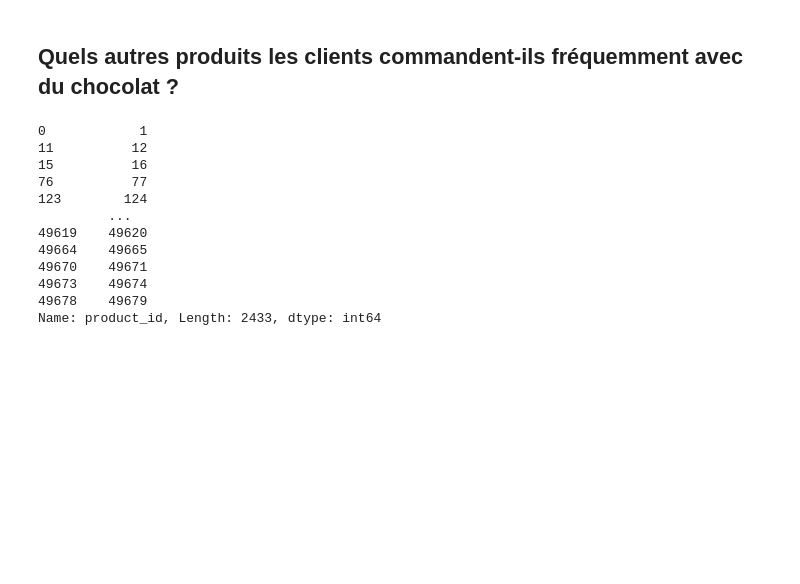
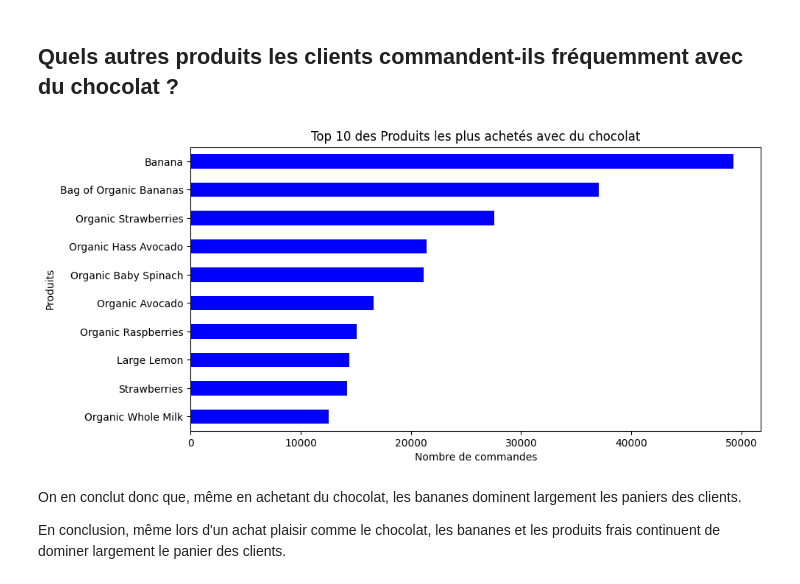
Before and after one commit to klasken/Nextbuy, a Jupyter notebook: notebook-marius.ipynb, the cells around one changed output. Cells and saved outputs as stored; diff of their text form; code cells hidden in the pictures; blank space fills up the shorter version.

```diff
--- a/notebook-marius.ipynb
+++ b/notebook-marius.ipynb
@@ -118,20 +118,25 @@ plt.show()
 # %% [markdown]
 ## Quels autres produits les clients commandent-ils fréquemment avec du chocolat ?
 # %%
-df_chocolat = df_products[df_products["product_name"].str.contains("Chocolate")]
+df_chocolat = df_products[df_products["product_name"].str.contains("Chocolate", na=False)]
 
-df_chocolat_id = df_chocolat["product_id"]
-df_chocolat_id
+df_chocolat_panier = pd.merge(df_chocolat, df_order_products, on="product_id")
+df_chocolat_final = df_chocolat_panier["order_id"]
+df_product_article = df_order_products[df_order_products["order_id"].isin(df_chocolat_final)]
+df_nom_finaux = pd.merge(df_product_article, df_products, on="product_id")
+
+produit_avec_chocolat = df_nom_finaux["product_name"].value_counts().head(10)
+
+plt.figure(figsize=(10, 5))
+produit_avec_chocolat.plot(kind="barh", color="blue")
+plt.title("Top 10 des Produits les plus achetés avec du chocolat")
+plt.xlabel("Nombre de commandes")
+plt.ylabel("Produits")
+plt.gca().invert_yaxis()
+plt.show()
 # %% [output]
-0            1
-11          12
-15          16
-76          77
-123        124
-         ...
-49619    49620
-49664    49665
-49670    49671
-49673    49674
-49678    49679
-Name: product_id, Length: 2433, dtype: int64
+[figure, added]
+# %% [markdown]
+On en conclut donc que, même en achetant du chocolat, les bananes dominent largement les paniers des clients.
+
+En conclusion, même lors d'un achat plaisir comme le chocolat, les bananes et les produits frais continuent de dominer largement le panier des clients.
```
Also changed, not shown: 1 other file.
